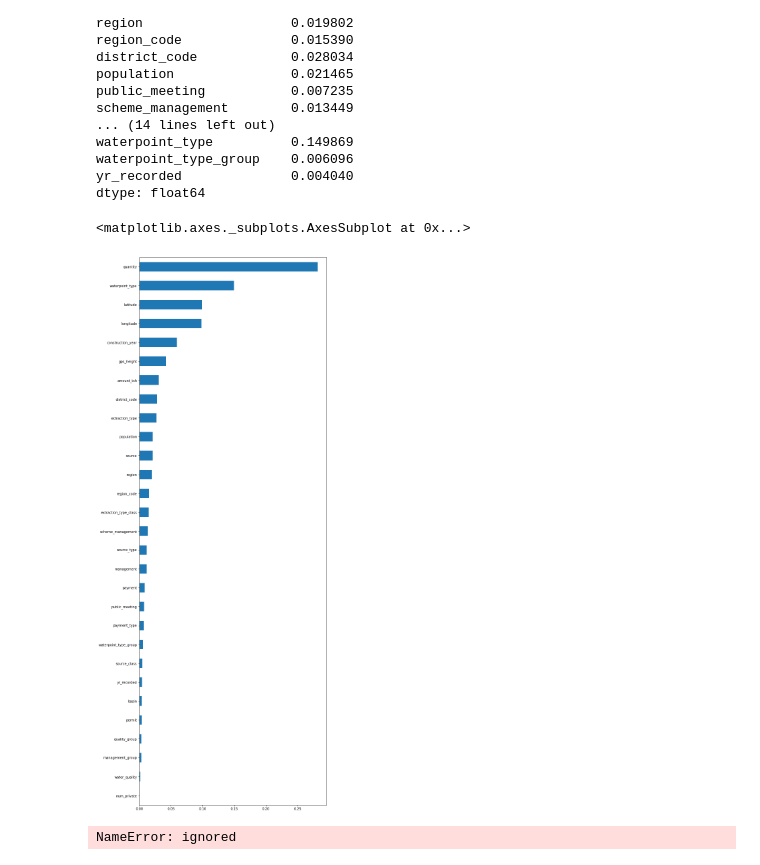
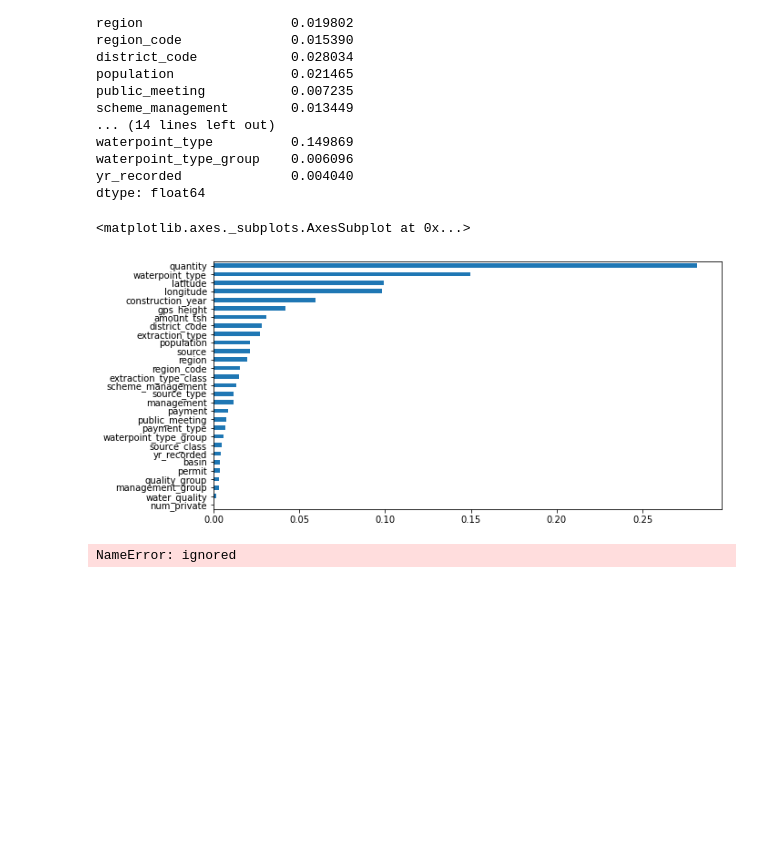
Before and after one commit to write2nk/DS-Unit-2-Kaggle-Challenge, a Jupyter notebook: module1-decision-trees/LS_DS_221_assignments.ipynb, the cells around one changed output. Drawn from its saved outputs; the diff is of its cells as text; code cells hidden in the pictures; blank space fills up the shorter version.

```diff
--- a/module1-decision-trees/LS_DS_221_assignments.ipynb
+++ b/module1-decision-trees/LS_DS_221_assignments.ipynb
@@ -234,11 +234,12 @@ yr_recorded              0.004040
 dtype: float64
 # %%
 import matplotlib.pyplot as plt
-plt.figure(figsize = (10, 30))
+n = 10
+plt.figure(figsize = (10, n/2))
 feat_importance.sort_values().plot.barh()
 # %% [output]
 <matplotlib.axes._subplots.AxesSubplot at 0x...>
-[figure, old version]
+[figure, new version]
 # %%
 #Make prediction for Kaggle project submission
 y_pred = model_dt.predict(X_test)
```
Also changed, not shown: parts of 1 cell of this notebook.
